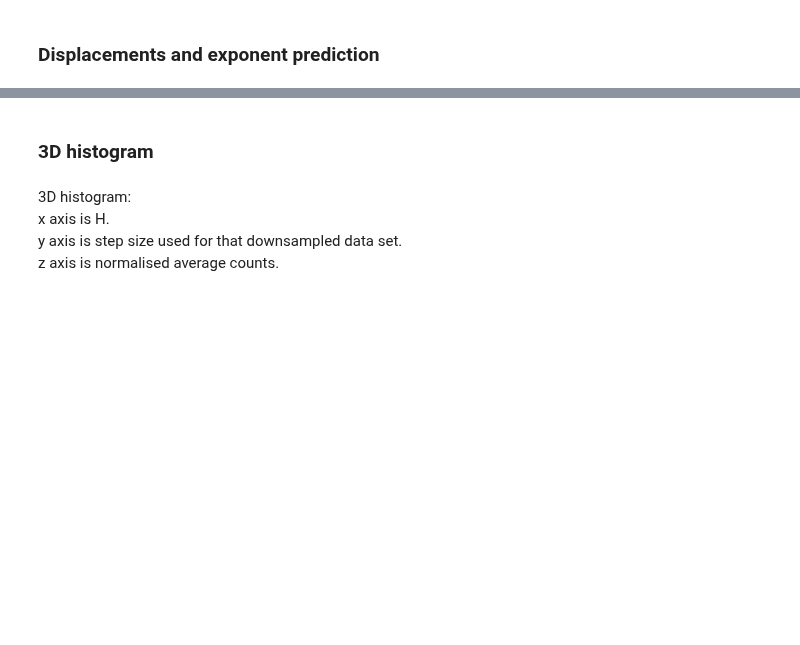
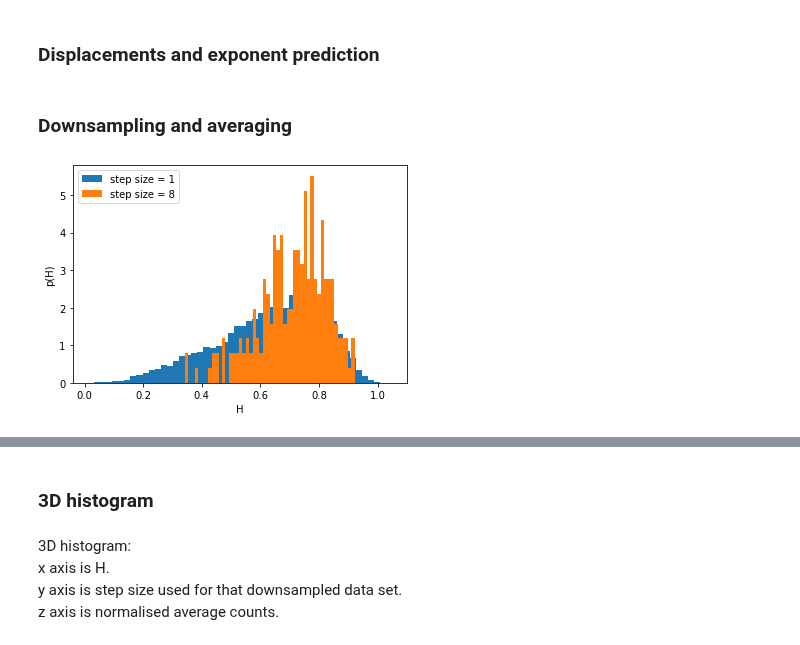
Before and after one commit to paulvautravers/Mphys-Sem-1, a Jupyter notebook: haemocyte_fbm.ipynb, the cells around one changed output, grey strips where cells are left out. Saved outputs shown, nothing was run; the diff lists cells and outputs as text; code cells hidden in the pictures; blank space fills up the shorter version.

```diff
--- a/haemocyte_fbm.ipynb
+++ b/haemocyte_fbm.ipynb
@@ -27,24 +68,24 @@ def downsample(data_input, down_int, start_index=0):
 ### Displacements and exponent prediction
 # %%
 #load neural network model
-model = tf.keras.models.load_model("model3dense_n20.h5")
+model = tf.keras.models.load_model("model3dense_n{}.h5".format(window))
 
-def find_displacement(x_data,y_data,start_index=0):
+def find_displacement(x_data, y_data, z_data, start_index=0):
 #calculate displacements
     #x_data = np.array(x_data.data)
     #y_data = np.array(y_data.data)
-    disps = np.sqrt(np.power(x_data-x_data[0],2) + np.power(y_data-y_data[0],2))
+    disps = np.sqrt(np.power(x_data-x_data[0],2) + np.power(y_data-y_data[0],2) + np.power(z_data-z_data[0],2))
 
     return disps
 
 
-def estimate_hurst(disps,time):
+def estimate_hurst(disps, time, window):
 
     h = np.array([])
     ht = np.array([])
-    for i in range(10,len(disps)-11):
+    for i in range(int(window/2), len(disps)-int(1+window/2)):
         #sample of 20 points to calculate hurst exponent for
-        inx = disps[(i-10):(i+11)]
+        inx = disps[(i-int(window/2)):(i+int(1+window/2))]
         #apply differencing and normalization on the data
         inx = np.array([(inx[1:]-inx[0:-1])/(np.amax(inx)-np.amin(inx))])
         test = model.predict(inx,verbose=0)
@@ -52,4 +93,6 @@ def estimate_hurst(disps,time):
         ht = np.append(ht,time[i])
 
     return h,ht
+# %% [markdown]
+### Downsampling and averaging
 # %%
@@ -95 +233,6 @@ def average_hurst(h_arr, ht_arr):
+# %%
+nbins = 50
+plot_hist_2D(data, [1, 8], nbins, window)
+# %% [output]
+[figure, added]
 # %%
```
Also changed, not shown: parts of 16 cells of this notebook.
